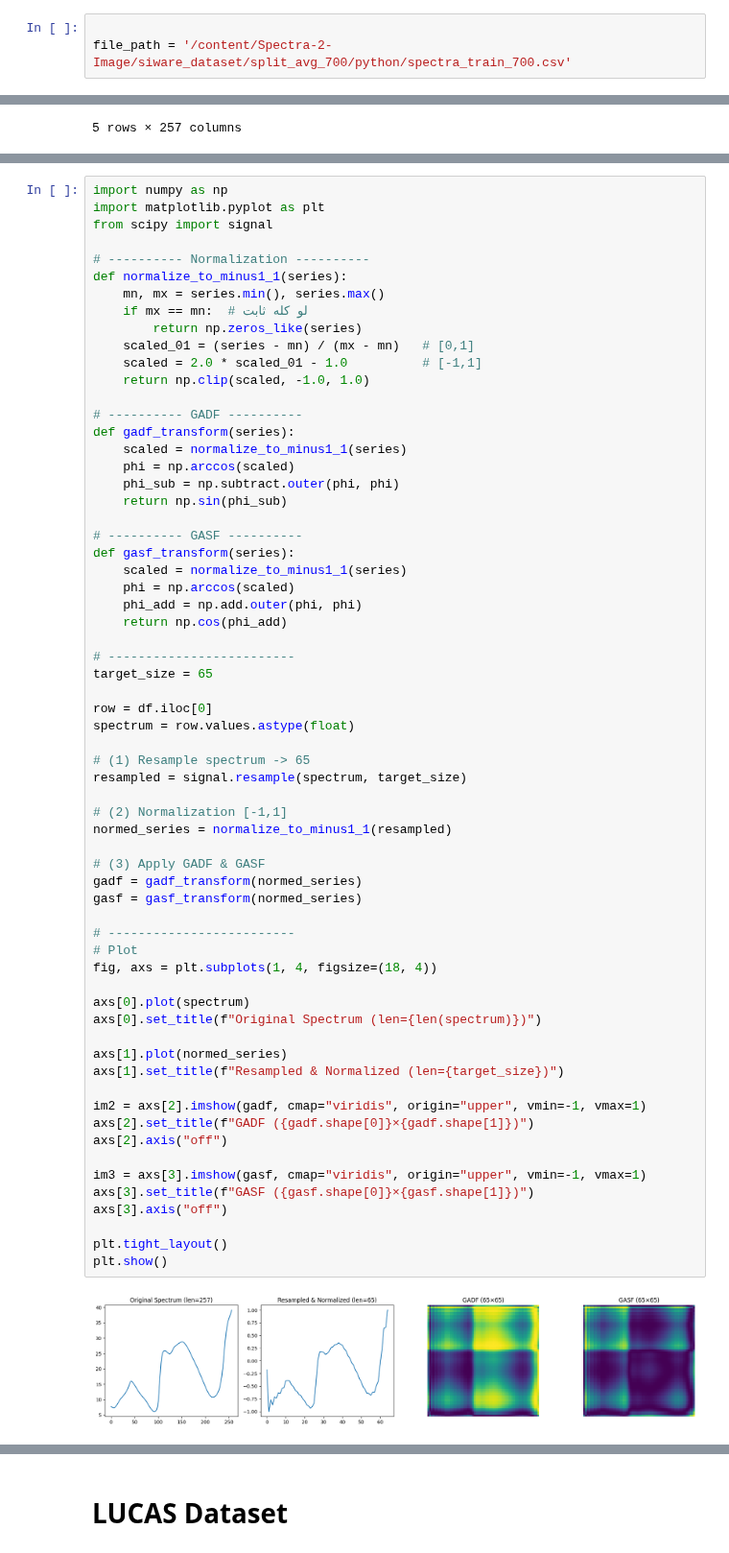
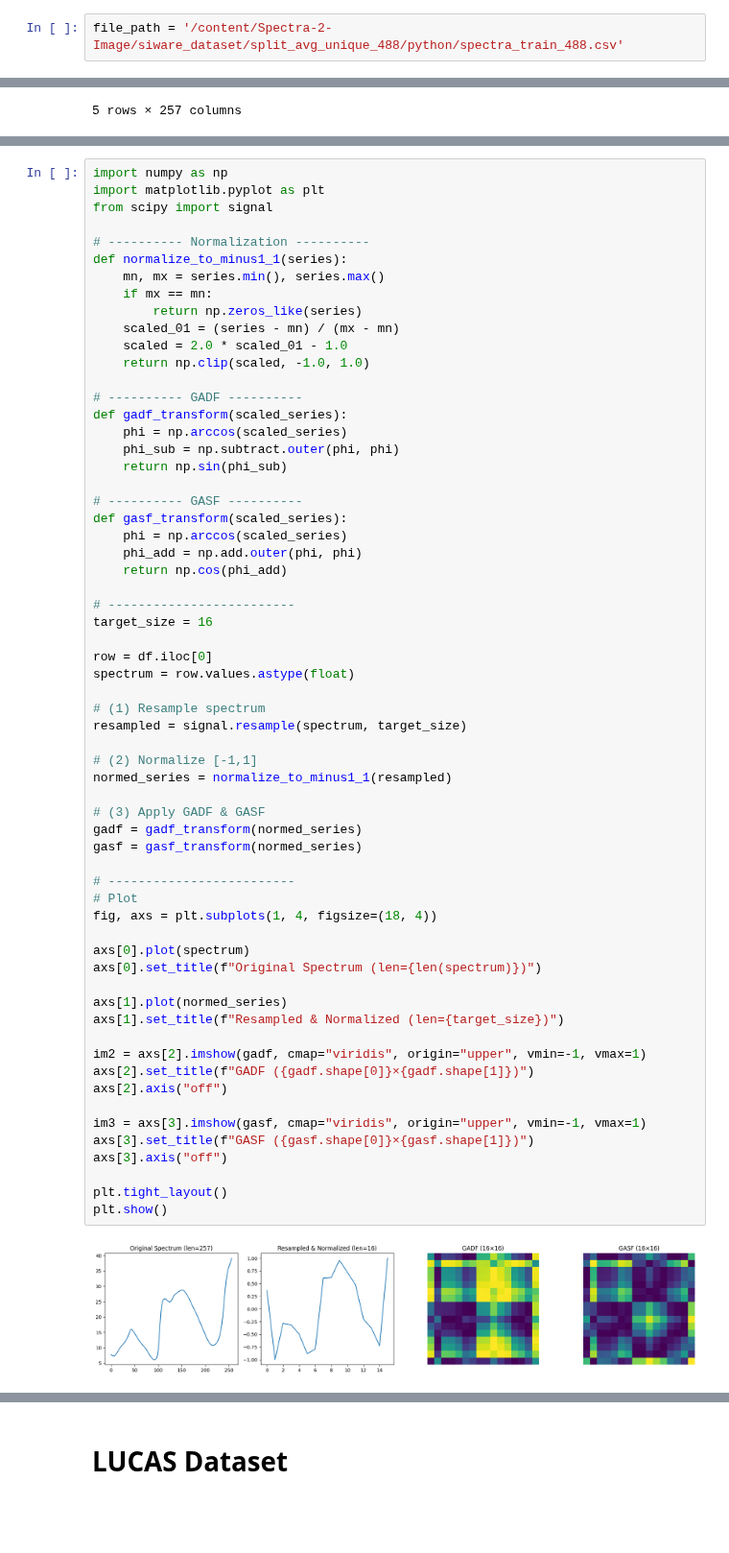
Before and after one commit to Raoina/Spectra-2-Image, a Jupyter notebook: notebooks/image_Transformation/02_GAF_Transformation.ipynb, the cells around one changed output, grey strips where cells are left out. Shown at 96% size. Cells and saved outputs as stored; diff of their text form; blank space fills up the shorter version.

```diff
--- a/notebooks/image_Transformation/02_GAF_Transformation.ipynb
+++ b/notebooks/image_Transformation/02_GAF_Transformation.ipynb
@@ -19,8 +12,7 @@ Resolving deltas: 100% (32/32), done.
 # %% [markdown]
 # **Si-Ware Dataset**
 # %%
-
-file_path = '/content/Spectra-2-Image/siware_dataset/split_avg_700/python/spectra_train_700.csv'
+file_path = '/content/Spectra-2-Image/siware_dataset/split_avg_unique_488/python/spectra_train_488.csv'
 # %%
 import pandas as pd
 
@@ -60,62 +37,60 @@ from scipy import signal
 # ---------- Normalization ----------
 def normalize_to_minus1_1(series):
     mn, mx = series.min(), series.max()
-    if mx == mn:  # لو كله ثابت
+    if mx == mn:
         return np.zeros_like(series)
-    scaled_01 = (series - mn) / (mx - mn)   # [0,1]
-    scaled = 2.0 * scaled_01 - 1.0          # [-1,1]
+    scaled_01 = (series - mn) / (mx - mn)
+    scaled = 2.0 * scaled_01 - 1.0
     return np.clip(scaled, -1.0, 1.0)
 
 # ---------- GADF ----------
-def gadf_transform(series):
-    scaled = normalize_to_minus1_1(series)
-    phi = np.arccos(scaled)
+def gadf_transform(scaled_series):
+    phi = np.arccos(scaled_series)
     phi_sub = np.subtract.outer(phi, phi)
     return np.sin(phi_sub)
 
 # ---------- GASF ----------
-def gasf_transform(series):
-    scaled = normalize_to_minus1_1(series)
-    phi = np.arccos(scaled)
+def gasf_transform(scaled_series):
+    phi = np.arccos(scaled_series)
     phi_add = np.add.outer(phi, phi)
     return np.cos(phi_add)
 
 # -------------------------
-target_size = 65
+target_size = 16
 
 row = df.iloc[0]
 spectrum = row.values.astype(float)
 
-# (1) Resample spectrum -> 65
+# (1) Resample spectrum
 resampled = signal.resample(spectrum, target_size)
 
-# (2) Normalization [-1,1]
+# (2) Normalize [-1,1]
 normed_series = normalize_to_minus1_1(resampled)
 
 # (3) Apply GADF & GASF
 gadf = gadf_transform(normed_series)
 gasf = gasf_transform(normed_series)
 
 # -------------------------
 # Plot
 fig, axs = plt.subplots(1, 4, figsize=(18, 4))
 
 axs[0].plot(spectrum)
 axs[0].set_title(f"Original Spectrum (len={len(spectrum)})")
 
 axs[1].plot(normed_series)
 axs[1].set_title(f"Resampled & Normalized (len={target_size})")
 
 im2 = axs[2].imshow(gadf, cmap="viridis", origin="upper", vmin=-1, vmax=1)
 axs[2].set_title(f"GADF ({gadf.shape[0]}×{gadf.shape[1]})")
 axs[2].axis("off")
 
 im3 = axs[3].imshow(gasf, cmap="viridis", origin="upper", vmin=-1, vmax=1)
 axs[3].set_title(f"GASF ({gasf.shape[0]}×{gasf.shape[1]})")
 axs[3].axis("off")
 
 plt.tight_layout()
 plt.show()
 # %% [output]
-[figure, old version]
+[figure, new version]
 # %% [markdown]
```
Also changed, not shown: parts of 8 cells of this notebook.
